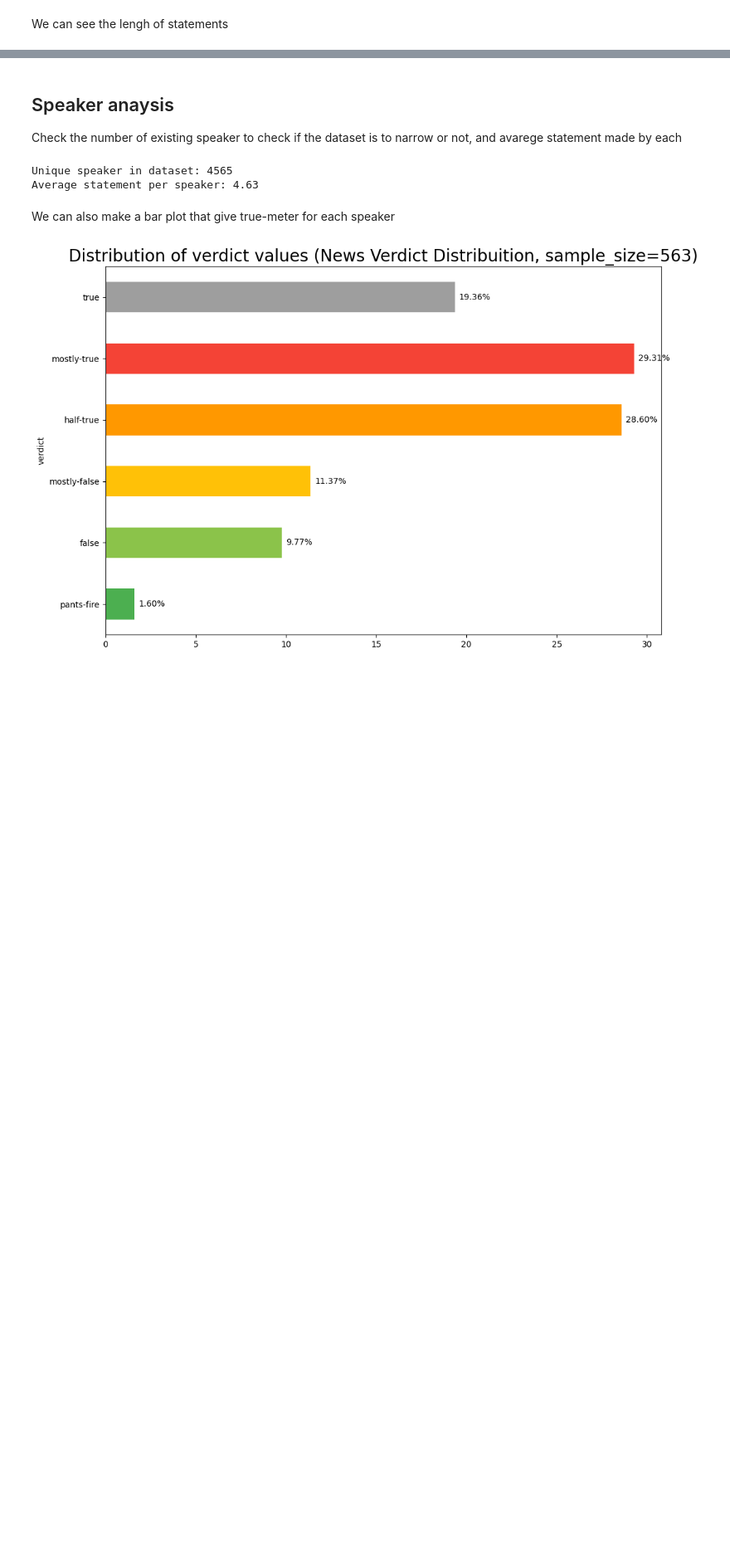
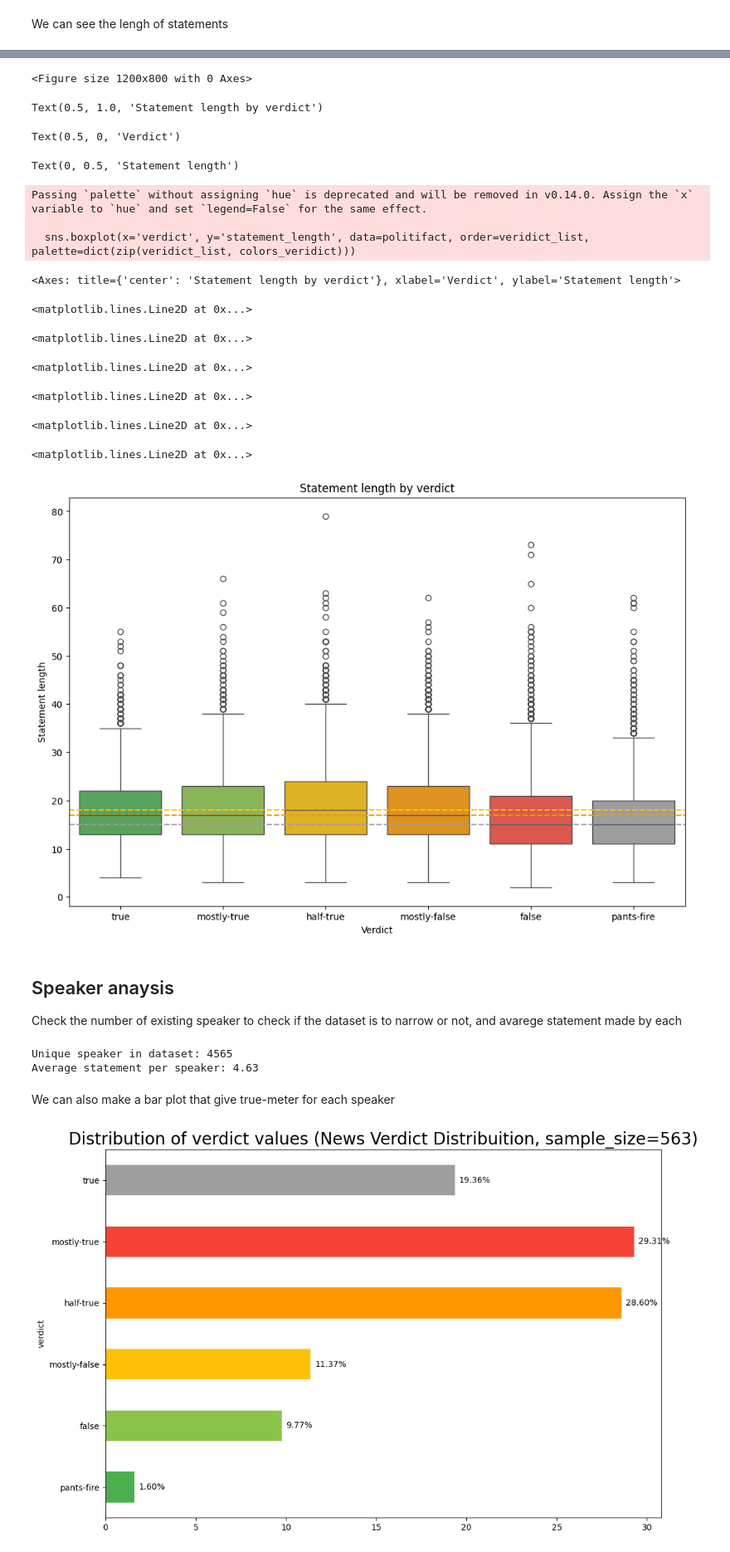
Before and after one commit to MrDuartePT/PolAIgraph, a Jupyter notebook: Truthify_EDA.ipynb, the cells around one changed output, grey strips where cells are left out. Shown at 83% size. Cells and saved outputs as stored; diff of their text form; code cells hidden in the pictures; blank space fills up the shorter version.

```diff
--- a/Truthify_EDA.ipynb
+++ b/Truthify_EDA.ipynb
@@ -243,3 +345,42 @@ ValueError: No objects to concatenate
+# %%
+# Statement length by verdict using a boxplot
+plt.figure(figsize=(12, 8))
+plt.title('Statement length by verdict')
+plt.xlabel('Verdict')
+plt.ylabel('Statement length')
+
+veridict_list = ['true', 'mostly-true', 'half-true', 'mostly-false','false', 'pants-fire']
+colors_veridict = [
+    "#4CAF50",  # True - Green
+    "#8BC34A",  # Mostly True - Light Green
+    "#FFC107",  # Half True - Yellow
+    "#FF9800",  # Mostly False - Orange
+    "#F44336",  # False - Red
+    "#9E9E9E",  # Pants Fire - Gray
+]
+
+sns.boxplot(x='verdict', y='statement_length', data=politifact, order=veridict_list, palette=dict(zip(veridict_list, colors_veridict)))
+
+for veridict, color in zip(veridict_list, colors_veridict):
+    plt.axhline(politifact[politifact['verdict'] == veridict]['statement_length'].median(), color=color, linestyle='--', label=f"{veridict} median")
+
+plt.show()
+# %% [output]
+<Figure size 1200x800 with 0 Axes>
+Text(0.5, 1.0, 'Statement length by verdict')
+Text(0.5, 0, 'Verdict')
+Text(0, 0.5, 'Statement length')
+Passing `palette` without assigning `hue` is deprecated and will be removed in v0.14.0. Assign the `x` variable to `hue` and set `legend=False` for the same effect.
+
+  sns.boxplot(x='verdict', y='statement_length', data=politifact, order=veridict_list, palette=dict(zip(veridict_list, colors_veridict)))
+<Axes: title={'center': 'Statement length by verdict'}, xlabel='Verdict', ylabel='Statement length'>
+<matplotlib.lines.Line2D at 0x...>
+<matplotlib.lines.Line2D at 0x...>
+<matplotlib.lines.Line2D at 0x...>
+<matplotlib.lines.Line2D at 0x...>
+<matplotlib.lines.Line2D at 0x...>
+<matplotlib.lines.Line2D at 0x...>
+[figure, added]
 # %% [markdown]
 ## Speaker anaysis
 Check the number of existing speaker to check if the dataset is to narrow or not, and avarege statement made by each
```
Also changed, not shown: parts of 5 cells of this notebook.
